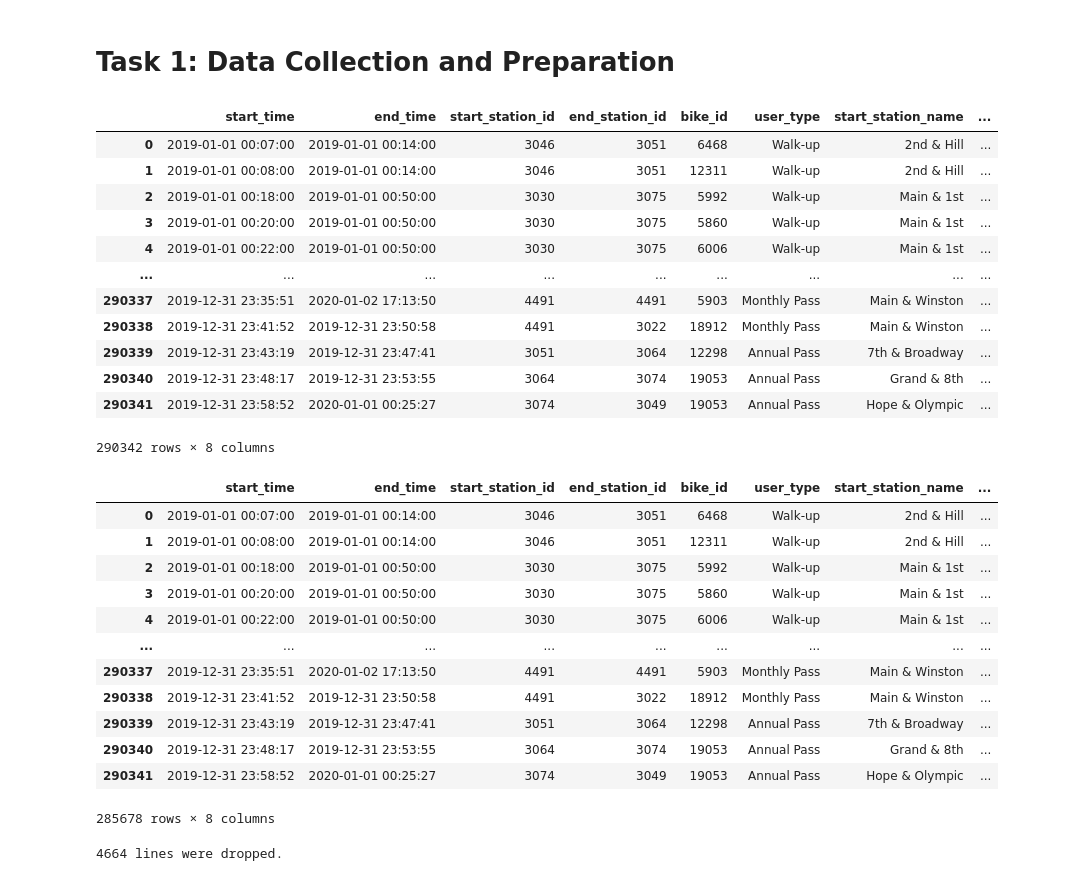
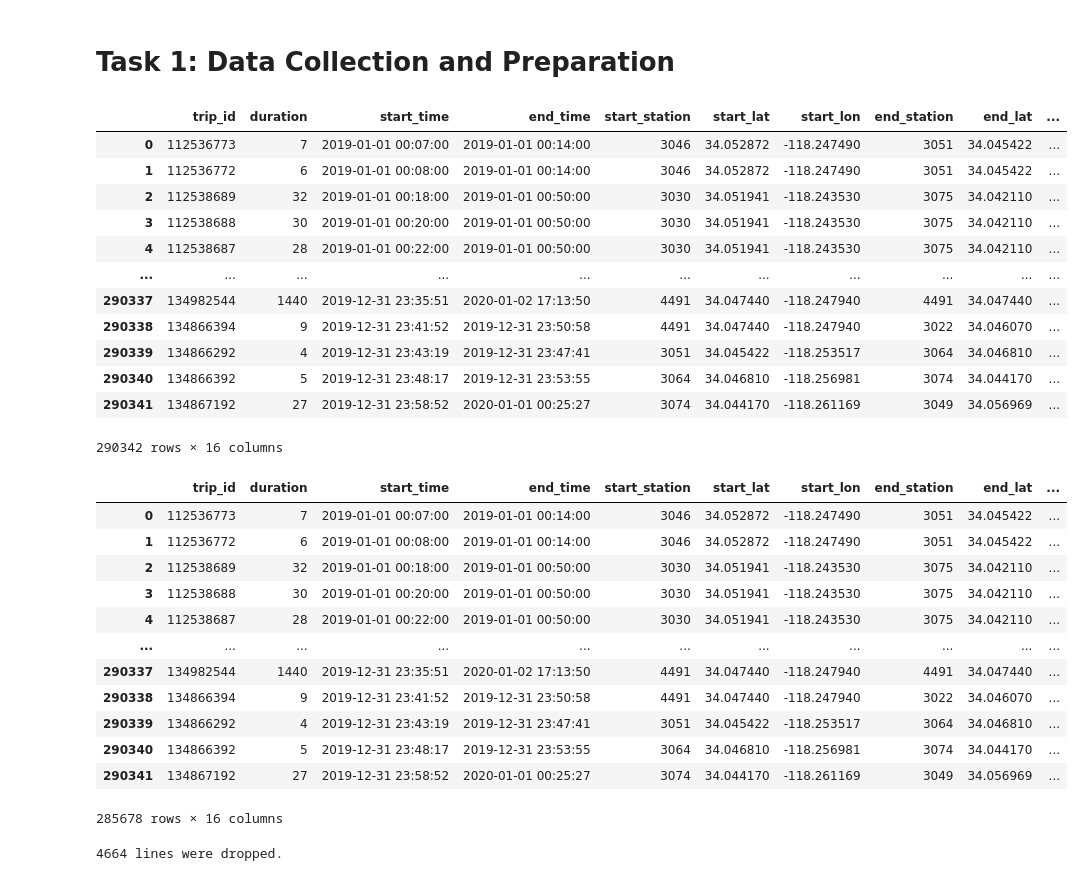
Before and after one commit to robbenB-123/SiliconValley, a Jupyter notebook: DSML_SILICONVALLEY.ipynb, the cells around one changed output. Drawn from its saved outputs; the diff is of its cells as text; code cells hidden in the pictures.

```diff
--- a/DSML_SILICONVALLEY.ipynb
+++ b/DSML_SILICONVALLEY.ipynb
@@ -23,37 +17,58 @@ la_set = pd.read_csv("{}\la_2019.csv".format(file_path), low_memory = False)
+# %%
+# get data from la 2019
+
+
+la_set_q1 = pd.read_csv("metro-bike-share-trips-2019-q1.csv", low_memory = False)
+la_set_q2 = pd.read_csv("metro-bike-share-trips-2019-q2.csv", low_memory = False)
+la_set_q3 = pd.read_csv("metro-bike-share-trips-2019-q3.csv", low_memory = False)
+la_set_q4 = pd.read_csv("metro-bike-share-trips-2019-q4.csv", low_memory = False)
+
+la_set = pd.concat([la_set_q1, la_set_q2], ignore_index=True)
+la_set = pd.concat([la_set, la_set_q3], ignore_index=True)
+la_set = pd.concat([la_set, la_set_q4], ignore_index=True)
+
+#converting start and end time into timestamps
+
+la_set['start_time'] = pd.DatetimeIndex(la_set['start_time'])
+la_set['end_time'] = pd.DatetimeIndex(la_set['end_time'])
+# %%
+
+#adding the exact_duration to the dataframe
+la_set["exact_duration"] = la_set["end_time"]-la_set["start_time"]
 # %%
 la_set
 # %% [output]
-|  | start_time | end_time | start_station_id | end_station_id | bike_id | user_type | start_station_name | ... |
-| 0 | 2019-01-01 00:07:00 | 2019-01-01 00:14:00 | 3046 | 3051 | 6468 | Walk-up | 2nd & Hill | ... |
-| 1 | 2019-01-01 00:08:00 | 2019-01-01 00:14:00 | 3046 | 3051 | 12311 | Walk-up | 2nd & Hill | ... |
-| 2 | 2019-01-01 00:18:00 | 2019-01-01 00:50:00 | 3030 | 3075 | 5992 | Walk-up | Main & 1st | ... |
-| 3 | 2019-01-01 00:20:00 | 2019-01-01 00:50:00 | 3030 | 3075 | 5860 | Walk-up | Main & 1st | ... |
-| 4 | 2019-01-01 00:22:00 | 2019-01-01 00:50:00 | 3030 | 3075 | 6006 | Walk-up | Main & 1st | ... |
-| ... | ... | ... | ... | ... | ... | ... | ... | ... |
-| 290337 | 2019-12-31 23:35:51 | 2020-01-02 17:13:50 | 4491 | 4491 | 5903 | Monthly Pass | Main & Winston | ... |
-| 290338 | 2019-12-31 23:41:52 | 2019-12-31 23:50:58 | 4491 | 3022 | 18912 | Monthly Pass | Main & Winston | ... |
-| 290339 | 2019-12-31 23:43:19 | 2019-12-31 23:47:41 | 3051 | 3064 | 12298 | Annual Pass | 7th & Broadway | ... |
-| 290340 | 2019-12-31 23:48:17 | 2019-12-31 23:53:55 | 3064 | 3074 | 19053 | Annual Pass | Grand & 8th | ... |
-| 290341 | 2019-12-31 23:58:52 | 2020-01-01 00:25:27 | 3074 | 3049 | 19053 | Annual Pass | Hope & Olympic | ... |
+|  | trip_id | duration | start_time | end_time | start_station | start_lat | start_lon | end_station | end_lat | ... |
+| 0 | 112536773 | 7 | 2019-01-01 00:07:00 | 2019-01-01 00:14:00 | 3046 | 34.052872 | -118.247490 | 3051 | 34.045422 | ... |
+| 1 | 112536772 | 6 | 2019-01-01 00:08:00 | 2019-01-01 00:14:00 | 3046 | 34.052872 | -118.247490 | 3051 | 34.045422 | ... |
+| 2 | 112538689 | 32 | 2019-01-01 00:18:00 | 2019-01-01 00:50:00 | 3030 | 34.051941 | -118.243530 | 3075 | 34.042110 | ... |
+| 3 | 112538688 | 30 | 2019-01-01 00:20:00 | 2019-01-01 00:50:00 | 3030 | 34.051941 | -118.243530 | 3075 | 34.042110 | ... |
+| 4 | 112538687 | 28 | 2019-01-01 00:22:00 | 2019-01-01 00:50:00 | 3030 | 34.051941 | -118.243530 | 3075 | 34.042110 | ... |
+| ... | ... | ... | ... | ... | ... | ... | ... | ... | ... | ... |
+| 290337 | 134982544 | 1440 | 2019-12-31 23:35:51 | 2020-01-02 17:13:50 | 4491 | 34.047440 | -118.247940 | 4491 | 34.047440 | ... |
+| 290338 | 134866394 | 9 | 2019-12-31 23:41:52 | 2019-12-31 23:50:58 | 4491 | 34.047440 | -118.247940 | 3022 | 34.046070 | ... |
+| 290339 | 134866292 | 4 | 2019-12-31 23:43:19 | 2019-12-31 23:47:41 | 3051 | 34.045422 | -118.253517 | 3064 | 34.046810 | ... |
+| 290340 | 134866392 | 5 | 2019-12-31 23:48:17 | 2019-12-31 23:53:55 | 3064 | 34.046810 | -118.256981 | 3074 | 34.044170 | ... |
+| 290341 | 134867192 | 27 | 2019-12-31 23:58:52 | 2020-01-01 00:25:27 | 3074 | 34.044170 | -118.261169 | 3049 | 34.056969 | ... |
-290342 rows × 8 columns
+290342 rows × 16 columns
 # %%
 # remove virtual station VS (ID 3000)
-la_set_dropVS = la_set[(la_set["start_station_id"] != 3000) & (la_set["end_station_id"] != 3000)]
+la_set_dropVS = la_set[(la_set["start_station"] != 3000) & (la_set["end_station"] != 3000)]
 la_set_dropVS
 # %% [output]
-|  | start_time | end_time | start_station_id | end_station_id | bike_id | user_type | start_station_name | ... |
-| 0 | 2019-01-01 00:07:00 | 2019-01-01 00:14:00 | 3046 | 3051 | 6468 | Walk-up | 2nd & Hill | ... |
-| 1 | 2019-01-01 00:08:00 | 2019-01-01 00:14:00 | 3046 | 3051 | 12311 | Walk-up | 2nd & Hill | ... |
-| 2 | 2019-01-01 00:18:00 | 2019-01-01 00:50:00 | 3030 | 3075 | 5992 | Walk-up | Main & 1st | ... |
-| 3 | 2019-01-01 00:20:00 | 2019-01-01 00:50:00 | 3030 | 3075 | 5860 | Walk-up | Main & 1st | ... |
-| 4 | 2019-01-01 00:22:00 | 2019-01-01 00:50:00 | 3030 | 3075 | 6006 | Walk-up | Main & 1st | ... |
-| ... | ... | ... | ... | ... | ... | ... | ... | ... |
-| 290337 | 2019-12-31 23:35:51 | 2020-01-02 17:13:50 | 4491 | 4491 | 5903 | Monthly Pass | Main & Winston | ... |
-| 290338 | 2019-12-31 23:41:52 | 2019-12-31 23:50:58 | 4491 | 3022 | 18912 | Monthly Pass | Main & Winston | ... |
-| 290339 | 2019-12-31 23:43:19 | 2019-12-31 23:47:41 | 3051 | 3064 | 12298 | Annual Pass | 7th & Broadway | ... |
-| 290340 | 2019-12-31 23:48:17 | 2019-12-31 23:53:55 | 3064 | 3074 | 19053 | Annual Pass | Grand & 8th | ... |
-| 290341 | 2019-12-31 23:58:52 | 2020-01-01 00:25:27 | 3074 | 3049 | 19053 | Annual Pass | Hope & Olympic | ... |
+|  | trip_id | duration | start_time | end_time | start_station | start_lat | start_lon | end_station | end_lat | ... |
+| 0 | 112536773 | 7 | 2019-01-01 00:07:00 | 2019-01-01 00:14:00 | 3046 | 34.052872 | -118.247490 | 3051 | 34.045422 | ... |
+| 1 | 112536772 | 6 | 2019-01-01 00:08:00 | 2019-01-01 00:14:00 | 3046 | 34.052872 | -118.247490 | 3051 | 34.045422 | ... |
+| 2 | 112538689 | 32 | 2019-01-01 00:18:00 | 2019-01-01 00:50:00 | 3030 | 34.051941 | -118.243530 | 3075 | 34.042110 | ... |
+| 3 | 112538688 | 30 | 2019-01-01 00:20:00 | 2019-01-01 00:50:00 | 3030 | 34.051941 | -118.243530 | 3075 | 34.042110 | ... |
+| 4 | 112538687 | 28 | 2019-01-01 00:22:00 | 2019-01-01 00:50:00 | 3030 | 34.051941 | -118.243530 | 3075 | 34.042110 | ... |
+| ... | ... | ... | ... | ... | ... | ... | ... | ... | ... | ... |
+| 290337 | 134982544 | 1440 | 2019-12-31 23:35:51 | 2020-01-02 17:13:50 | 4491 | 34.047440 | -118.247940 | 4491 | 34.047440 | ... |
+| 290338 | 134866394 | 9 | 2019-12-31 23:41:52 | 2019-12-31 23:50:58 | 4491 | 34.047440 | -118.247940 | 3022 | 34.046070 | ... |
+| 290339 | 134866292 | 4 | 2019-12-31 23:43:19 | 2019-12-31 23:47:41 | 3051 | 34.045422 | -118.253517 | 3064 | 34.046810 | ... |
+| 290340 | 134866392 | 5 | 2019-12-31 23:48:17 | 2019-12-31 23:53:55 | 3064 | 34.046810 | -118.256981 | 3074 | 34.044170 | ... |
+| 290341 | 134867192 | 27 | 2019-12-31 23:58:52 | 2020-01-01 00:25:27 | 3074 | 34.044170 | -118.261169 | 3049 | 34.056969 | ... |
-285678 rows × 8 columns
+285678 rows × 16 columns
 # %%
 #how many lines were dropped
 lines_dropped = len(la_set)-len(la_set_dropVS)
```
Also changed, not shown: parts of 16 cells of this notebook.
